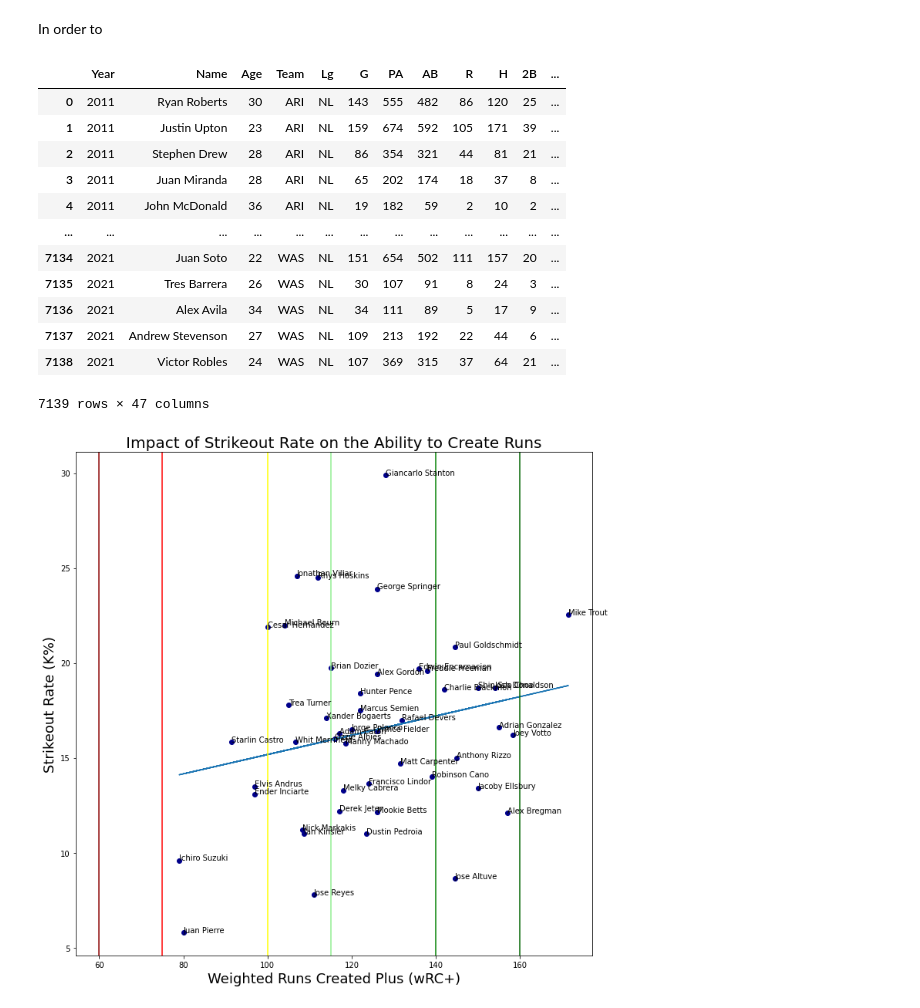
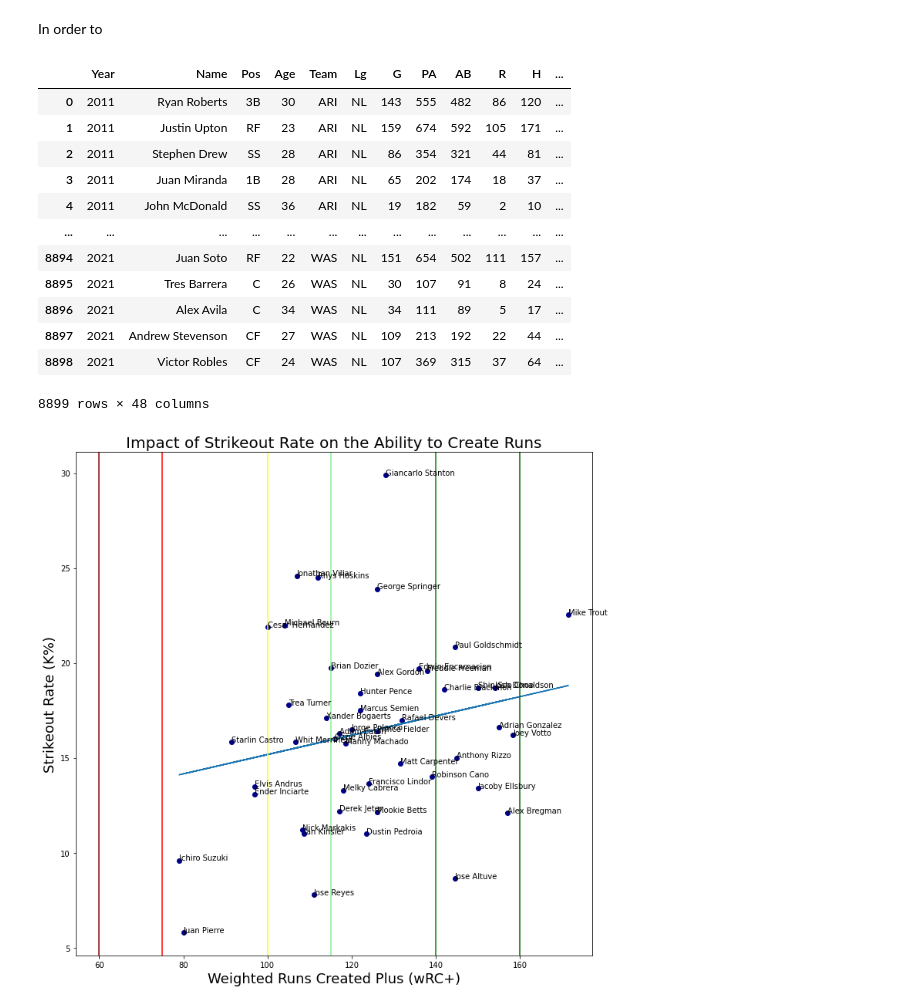
Before and after one commit to cjemm10/cjemm10, a Jupyter notebook: index.ipynb, the cells around one changed output. Cells and saved outputs as stored; diff of their text form; code cells hidden in the pictures.

```diff
--- a/index.ipynb
+++ b/index.ipynb
@@ -98,0 +99,15 @@ Since pitchers are in the dataset too, and most of the time, pitchers are poor h
+# %%
+player_pos = pd.read_csv('tables/Appearances.csv')
+player_pos = player_pos[['playerID', 'yearID', 'G_p', 'G_c', 'G_1b', 'G_2b', 'G_3b', 'G_ss', 'G_lf', 'G_cf', 'G_rf', 'G_dh']]
+player_pos = player_pos[player_pos.yearID > 2010]
+player_pos = player_pos.rename(columns = {'yearID':'Year', 'G_p':'P', 'G_c':'C', 'G_1b':'1B', 'G_2b':'2B', 'G_3b':'3B', 'G_ss':'SS', 'G_lf':'LF', 'G_cf':'CF', 'G_rf':'RF', 'G_dh':'DH'})
+player_pos = player_pos.astype({'DH':'int32'})
+
+positions = player_pos[['P', 'C', '1B', '2B', '3B', 'SS', 'LF', 'CF', 'RF', 'DH']]
+
+positions = positions.assign(Pos = positions.idxmax(axis=1))
+
+player_pos = pd.merge(player_pos, positions, on = ['P', 'C', '1B', '2B', '3B', 'SS', 'LF', 'CF', 'RF', 'DH'])
+player_pos = player_pos[['playerID', 'Year', 'Pos']]
+player_pos = player_pos.drop_duplicates()
+player_pos
@@ -99,17 +128,9 @@ Since pitchers are in the dataset too, and most of the time, pitchers are poor h
 # %%
-appearances = pd.read_csv('tables/Appearances.csv')
-appearances = appearances.assign(Games_Not_Pitching = appearances.G_c + appearances.G_1b + appearances.G_2b + \
-                                 appearances.G_3b + appearances.G_ss + appearances.G_of + appearances.G_dh)
+# Merge
+batting_table = pd.merge(batting_table, player_pos, on=['playerID', 'Year'])
 
-appearances = appearances[['playerID', 'yearID', 'Games_Not_Pitching']]
-appearances = appearances.rename(columns={'yearID':'Year'})
-
-
-# Merge
-batting_table = pd.merge(batting_table, appearances, on=['playerID', 'Year'])
-
-batting_table = batting_table[batting_table.Games_Not_Pitching > 5]
-batting_table = batting_table[['Name', 'Year','Team', 'Lg', 'G', 'AB', 'R', 'H', '2B', '3B', 'HR', 'RBI', 'SB', \
+batting_table = batting_table[batting_table.Pos != 'P']
+batting_table = batting_table[['Name', 'Year', 'Pos', 'Team', 'Lg', 'G', 'AB', 'R', 'H', '2B', '3B', 'HR', 'RBI', 'SB', \
                              'CS', 'BB', 'SO', 'IBB', 'HBP', 'SH', 'SF', 'GIDP']]
 batting_table
 # %% [output]
@@ -213,7 +261,7 @@ baseball_reference_table.Age = baseball_reference_table.Age.astype(int)
 batting_table = pd.merge(batting_table, baseball_reference_table, on=['Name', 'Year', 'Lg'])
 
 # Reorder the columns
-batting_table = batting_table[['Year', 'Name', 'Age', 'Team', 'Lg', 'G', 'AB', 'R', 'H', '2B', '3B', 'HR', 'RBI', 'SB', 'CS', \
+batting_table = batting_table[['Year', 'Name', 'Pos', 'Age', 'Team', 'Lg', 'G', 'AB', 'R', 'H', '2B', '3B', 'HR', 'RBI', 'SB', 'CS', \
                                'BB', 'SO', 'IBB', 'HBP', 'SH', 'SF', 'GIDP', 'OPS+', 'WAR', 'WAR_def', 'WAR_off', 'Salary']]
 
 batting_table = batting_table.drop_duplicates()
@@ -363,7 +411,7 @@ Now, we can merge the two dataframes together:
 batting_table = pd.merge(batting_table, advanced_batting, on = ['Name', 'Year'])
 
 # Reordering columns
-batting_table = batting_table[['Year', 'Name', 'Age', 'Team', 'Lg', 'G', 'PA', 'AB', 'R', 'H', '2B', '3B', \
+batting_table = batting_table[['Year', 'Name', 'Pos', 'Age', 'Team', 'Lg', 'G', 'PA', 'AB', 'R', 'H', '2B', '3B', \
                                'HR', 'RBI', 'SB', 'CS', 'BB', 'SO', 'AVG', 'OBP', 'SLG', 'OPS', 'OPS+', 'IBB', \
                                'HBP', 'SH', 'SF', 'GIDP', 'WAR', 'WAR_def', 'WAR_off', 'BB%', 'K%', 'BB/K', \
                                'ISO', 'Spd', 'BABIP', 'UBR', 'wGDP', 'wSB', 'wRC', 'wRAA', 'wOBA', 'wRC+', 'Salary']]
@@ -405,28 +453,28 @@ for team_index, team_row in teams_table.iterrows():
             player = tuple(player)
             data.append(player)
 # %%
-batting_table = pd.DataFrame(data, columns = ['Year', 'Name', 'Age', 'Team', 'Lg', 'G', 'PA', 'AB', 'R', 'H', '2B', '3B', \
+batting_table = pd.DataFrame(data, columns = ['Year', 'Name', 'Pos', 'Age', 'Team', 'Lg', 'G', 'PA', 'AB', 'R', 'H', '2B', '3B', \
                                               'HR', 'RBI', 'SB', 'CS', 'BB', 'SO', 'AVG', 'OBP', 'SLG', 'OPS', 'OPS+', 'IBB', \
                                               'HBP', 'SH', 'SF', 'GIDP', 'WAR', 'WAR_def', 'WAR_off', 'BB%', 'K%', 'BB/K', \
                                               'ISO', 'Spd', 'BABIP', 'UBR', 'wGDP', 'wSB', 'wRC', 'wRAA', 'wOBA', 'wRC+', 'Salary', 'Team_W', 'Team_L'])
 
 batting_table['BB%'] = batting_table['BB%'].replace({'\%':''}, regex = True)
 batting_table['K%'] = batting_table['K%'].replace({'\%':''}, regex = True)
 batting_table
 # %% [output]
-|  | Year | Name | Age | Team | Lg | G | PA | AB | R | H | 2B | ... |
-| 0 | 2011 | Ryan Roberts | 30 | ARI | NL | 143 | 555 | 482 | 86 | 120 | 25 | ... |
-| 1 | 2011 | Justin Upton | 23 | ARI | NL | 159 | 674 | 592 | 105 | 171 | 39 | ... |
-| 2 | 2011 | Stephen Drew | 28 | ARI | NL | 86 | 354 | 321 | 44 | 81 | 21 | ... |
-| 3 | 2011 | Juan Miranda | 28 | ARI | NL | 65 | 202 | 174 | 18 | 37 | 8 | ... |
-| 4 | 2011 | John McDonald | 36 | ARI | NL | 19 | 182 | 59 | 2 | 10 | 2 | ... |
+|  | Year | Name | Pos | Age | Team | Lg | G | PA | AB | R | H | ... |
+| 0 | 2011 | Ryan Roberts | 3B | 30 | ARI | NL | 143 | 555 | 482 | 86 | 120 | ... |
+| 1 | 2011 | Justin Upton | RF | 23 | ARI | NL | 159 | 674 | 592 | 105 | 171 | ... |
+| 2 | 2011 | Stephen Drew | SS | 28 | ARI | NL | 86 | 354 | 321 | 44 | 81 | ... |
+| 3 | 2011 | Juan Miranda | 1B | 28 | ARI | NL | 65 | 202 | 174 | 18 | 37 | ... |
+| 4 | 2011 | John McDonald | SS | 36 | ARI | NL | 19 | 182 | 59 | 2 | 10 | ... |
 | ... | ... | ... | ... | ... | ... | ... | ... | ... | ... | ... | ... | ... |
-| 7134 | 2021 | Juan Soto | 22 | WAS | NL | 151 | 654 | 502 | 111 | 157 | 20 | ... |
-| 7135 | 2021 | Tres Barrera | 26 | WAS | NL | 30 | 107 | 91 | 8 | 24 | 3 | ... |
-| 7136 | 2021 | Alex Avila | 34 | WAS | NL | 34 | 111 | 89 | 5 | 17 | 9 | ... |
-| 7137 | 2021 | Andrew Stevenson | 27 | WAS | NL | 109 | 213 | 192 | 22 | 44 | 6 | ... |
-| 7138 | 2021 | Victor Robles | 24 | WAS | NL | 107 | 369 | 315 | 37 | 64 | 21 | ... |
+| 8894 | 2021 | Juan Soto | RF | 22 | WAS | NL | 151 | 654 | 502 | 111 | 157 | ... |
+| 8895 | 2021 | Tres Barrera | C | 26 | WAS | NL | 30 | 107 | 91 | 8 | 24 | ... |
+| 8896 | 2021 | Alex Avila | C | 34 | WAS | NL | 34 | 111 | 89 | 5 | 17 | ... |
+| 8897 | 2021 | Andrew Stevenson | CF | 27 | WAS | NL | 109 | 213 | 192 | 22 | 44 | ... |
+| 8898 | 2021 | Victor Robles | CF | 24 | WAS | NL | 107 | 369 | 315 | 37 | 64 | ... |
-7139 rows × 47 columns
+8899 rows × 48 columns
 # %%
 batting = batting_table.apply(pd.to_numeric, errors='ignore')
 batting = batting[batting.PA  > 700].reset_index(drop=True)
```
Also changed, not shown: parts of 10 cells of this notebook, 1 other file.
